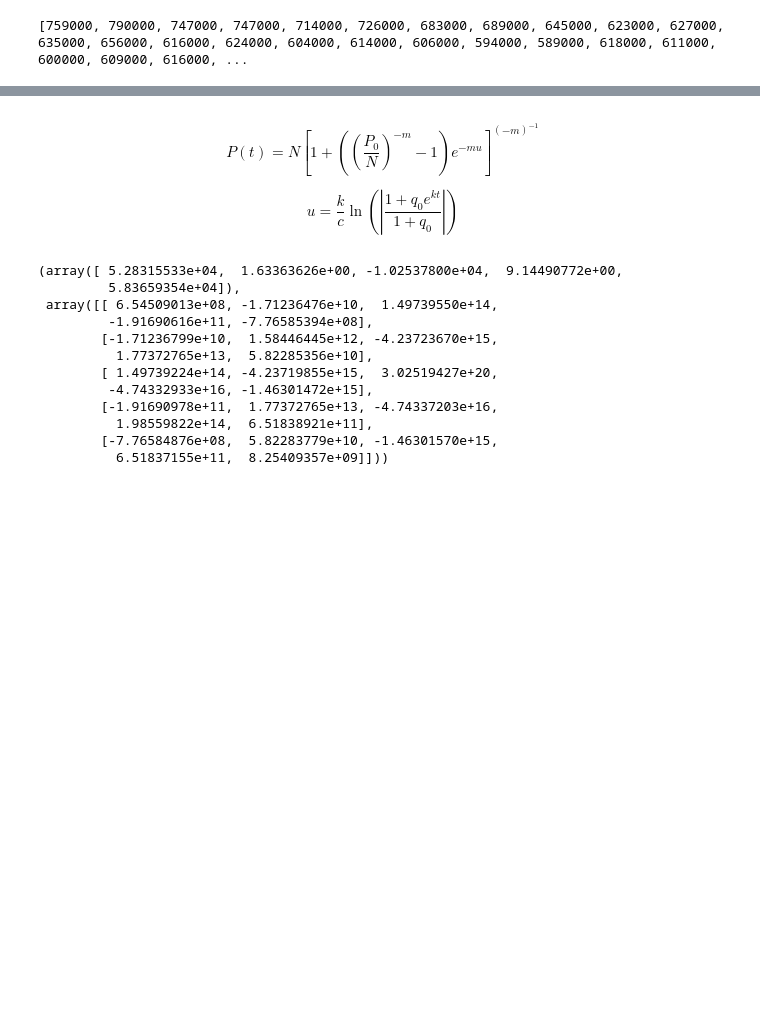
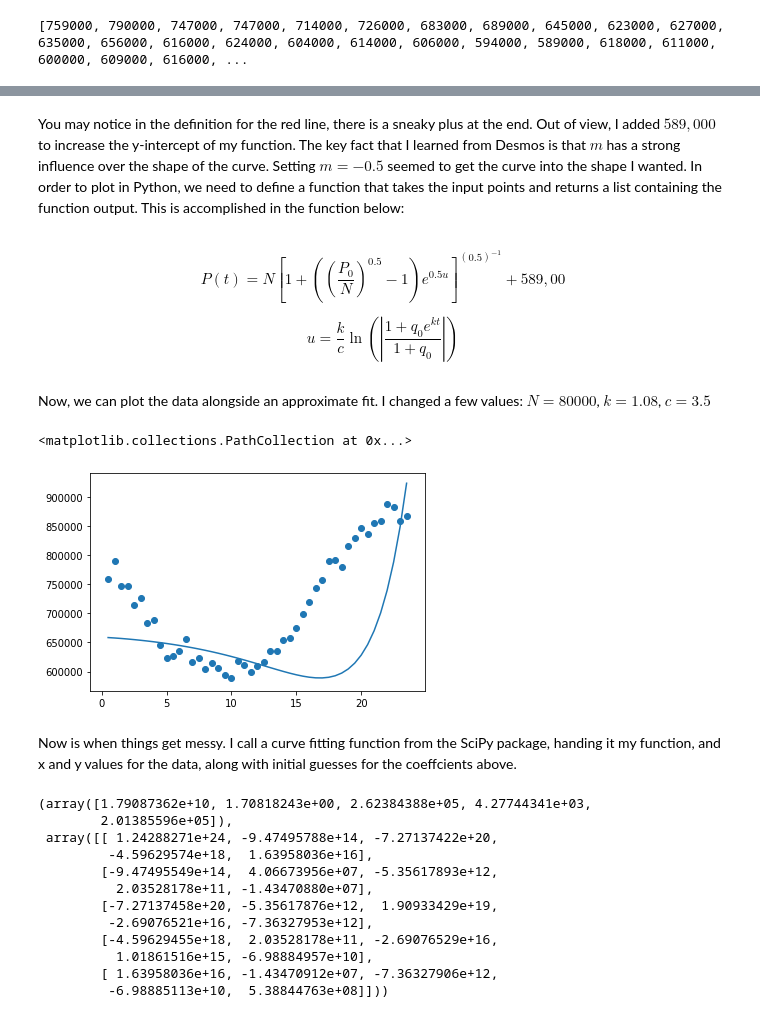
Before and after one commit to morganwb/Yeast_Growth_Model, a Jupyter notebook: DE_P2_PY_WORK.ipynb, the cells around one changed output, grey strips where cells are left out. Drawn from its saved outputs; the diff is of its cells as text; code cells hidden in the pictures; blank space fills up the shorter version.

```diff
--- a/DE_P2_PY_WORK.ipynb
+++ b/DE_P2_PY_WORK.ipynb
@@ -77,3 +77,5 @@ Text(0, 0.5, 'Cell Count per mL')
+# %% [markdown]
+You may notice in the definition for the red line, there is a sneaky plus at the end. Out of view, I added $589,000$ to increase the y-intercept of my function. The key fact that I learned from Desmos is that $m$ has a strong influence over the shape of the curve. Setting $m=-0.5$ seemed to get the curve into the shape I wanted. In order to plot in Python, we need to define a function that takes the input points and returns a list containing the function output. This is accomplished in the function below:
 # %%
 def my_func(t,N,k,q0,c,P0):
     m=-0.5
@@ -84,21 +86,31 @@ def my_func(t,N,k,q0,c,P0):
         val.append(N*(square_brackets)**(-1/m) + 589000)
     return val
 # %% [markdown]
-$$P(t) = N \left [1 + \left (\left (\frac{P_0}{N} \right )^{-m} -1 \right )e^{-mu} \right ]^{(-m)^{-1}}  $$
+$$P(t) = N \left [1 + \left (\left (\frac{P_0}{N} \right )^{0.5} -1 \right )e^{0.5u} \right ]^{(0.5)^{-1}} + 589,00 $$
 
 $$u = \frac{k}{c} \ln \left ( \left | \frac{1+q_0 e^{kt}}{1+q_0} \right | \right )$$
+# %% [markdown]
+Now, we can plot the data alongside an approximate fit. I changed a few values: $N=80000$, $k=1.08$, $c=3.5$
+# %%
+plt.plot(hour_count, my_func(hour_count, N=80000, k=1.08, q0=2, c=3.5,P0=70000))
+plt.scatter(hour_count,yeast_count)
+# %% [output]
+<matplotlib.collections.PathCollection at 0x...>
+[figure, added]
+# %% [markdown]
+Now is when things get messy. I call a curve fitting function from the SciPy package, handing it my function, and x and y values for the data, along with initial guesses for the coeffcients above.
 # %%
-opt.curve_fit(my_func, hour_count, yeast_count, p0=[80001, 1.3, 10, 3.5, 70000])
+opt.curve_fit(my_func, hour_count, yeast_count, p0=[80000, 1.08, 2, 3.5, 70000], maxfev=100000)
 # %% [output]
-(array([ 5.28315533e+04,  1.63363626e+00, -1.02537800e+04,  9.14490772e+00,
-         5.83659354e+04]),
- array([[ 6.54509013e+08, -1.71236476e+10,  1.49739550e+14,
-         -1.91690616e+11, -7.76585394e+08],
-        [-1.71236799e+10,  1.58446445e+12, -4.23723670e+15,
-          1.77372765e+13,  5.82285356e+10],
-        [ 1.49739224e+14, -4.23719855e+15,  3.02519427e+20,
-         -4.74332933e+16, -1.46301472e+15],
-        [-1.91690978e+11,  1.77372765e+13, -4.74337203e+16,
-          1.98559822e+14,  6.51838921e+11],
-        [-7.76584876e+08,  5.82283779e+10, -1.46301570e+15,
-          6.51837155e+11,  8.25409357e+09]]))
+(array([1.79087362e+10, 1.70818243e+00, 2.62384388e+05, 4.27744341e+03,
+        2.01385596e+05]),
+ array([[ 1.24288271e+24, -9.47495788e+14, -7.27137422e+20,
+         -4.59629574e+18,  1.63958036e+16],
+        [-9.47495549e+14,  4.06673956e+07, -5.35617893e+12,
+          2.03528178e+11, -1.43470880e+07],
+        [-7.27137458e+20, -5.35617876e+12,  1.90933429e+19,
+         -2.69076521e+16, -7.36327953e+12],
+        [-4.59629455e+18,  2.03528178e+11, -2.69076529e+16,
+          1.01861516e+15, -6.98884957e+10],
+        [ 1.63958036e+16, -1.43470912e+07, -7.36327906e+12,
+         -6.98885113e+10,  5.38844763e+08]]))
```
Also changed, not shown: parts of 19 cells of this notebook.
